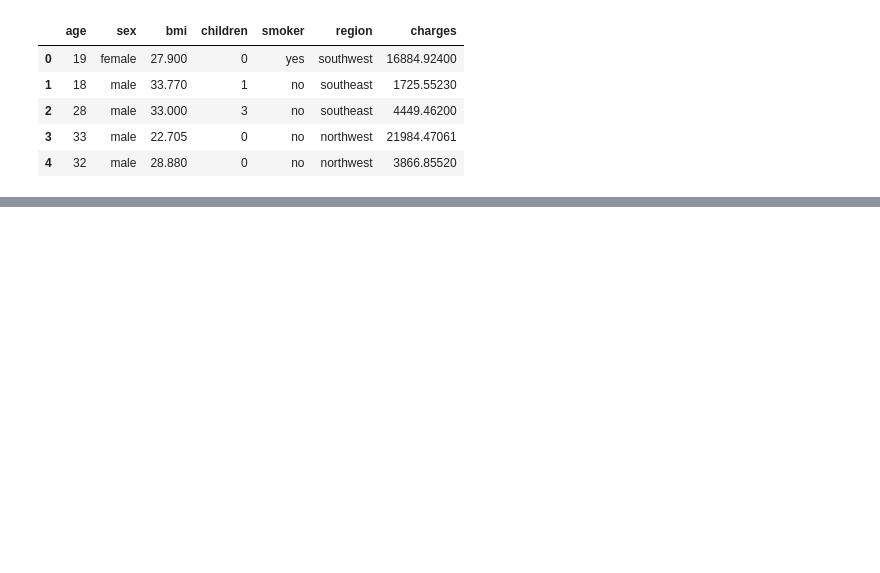
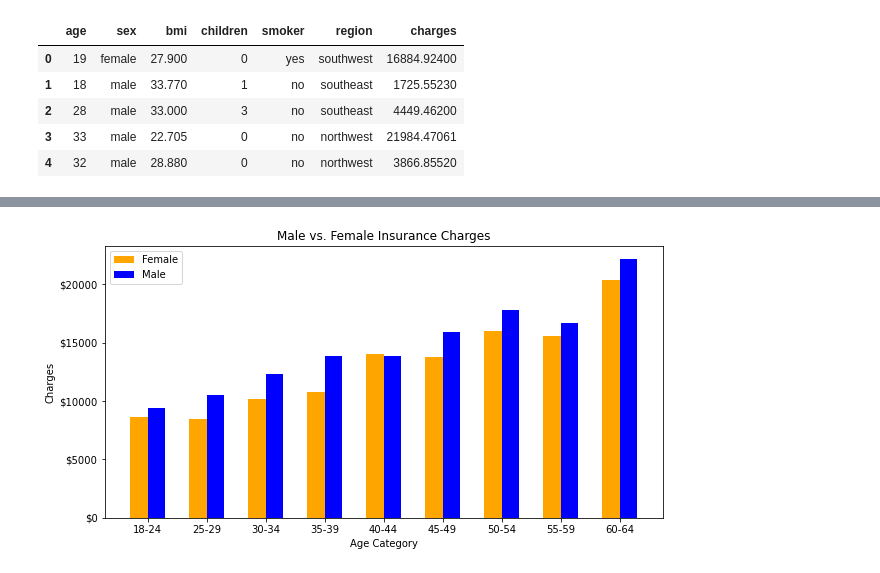
Before and after one commit to CFreeman04/Project_2, a Jupyter notebook: insurance.ipynb, the cells around one changed output, grey strips where cells are left out. Drawn from its saved outputs; the diff is of its cells as text; code cells hidden in the pictures; blank space fills up the shorter version.

Commit message:
Updated Code to include charts

```diff
--- a/insurance.ipynb
+++ b/insurance.ipynb
@@ -146,0 +162,6 @@ pd.read_sql_query('select * from indicators', con=engine).head()
+# %%
+# Establish the bins.
+size_bins = [0, 17, 24, 29, 34, 39, 44, 49, 54, 59, 64, 69, 74, 79, 150]
+labels = ["< 18", "18-24", "25-29", "30-34", "35-39", "40-44", "45-49", "50-54", "55-59", "60-64", "65-69", "70-74", "75-79", "80 or older"]
+
+insurance_df["age_category"] = pd.cut(insurance_df["age"], size_bins, labels)
@@ -146,0 +190,40 @@ pd.read_sql_query('select * from indicators', con=engine).head()
+# %%
+# Numbers of pairs of bars you want
+N = 9
+
+# Data on X-axis
+# Specify the values of blue bars (height)
+male_charges_by_age = insurance_df.loc[insurance_df["sex"] == "male"].groupby(["age_category"]).mean().dropna()["charges"]
+
+# Specify the values of orange bars (height)
+female_charges_by_age = insurance_df.loc[insurance_df["sex"] == "female"].groupby(["age_category"]).mean().dropna()["charges"]
+
+# Position of bars on x-axis
+ind = np.arange(N)
+
+# Width of a bar
+width = 0.3
+
+# Figure size
+fig, ax = plt.subplots(figsize=(10,5))
+ax.yaxis.set_major_formatter('${x:1.0f}')
+
+# Plotting
+plt.bar(ind, female_charges_by_age, width, label='Female', color='orange')
+plt.bar(ind + width, male_charges_by_age , width, label='Male', color='blue')
+
+plt.xlabel('Age Category')
+plt.ylabel('Charges')
+plt.title('Male vs. Female Insurance Charges')
+
+# xticks()
+# First argument - A list of positions at which ticks should be placed
+# Second argument -  A list of labels to place at the given locations
+plt.xticks(ind + width / 2, ("18-24", "25-29", "30-34", "35-39", "40-44", "45-49", "50-54", "55-59", "60-64"))
+
+
+# Finding the best position for legends and putting it
+plt.legend(loc='best')
+plt.show()
+# %% [output]
+[figure, added]
```
Also changed, not shown: parts of 12 cells of this notebook.
